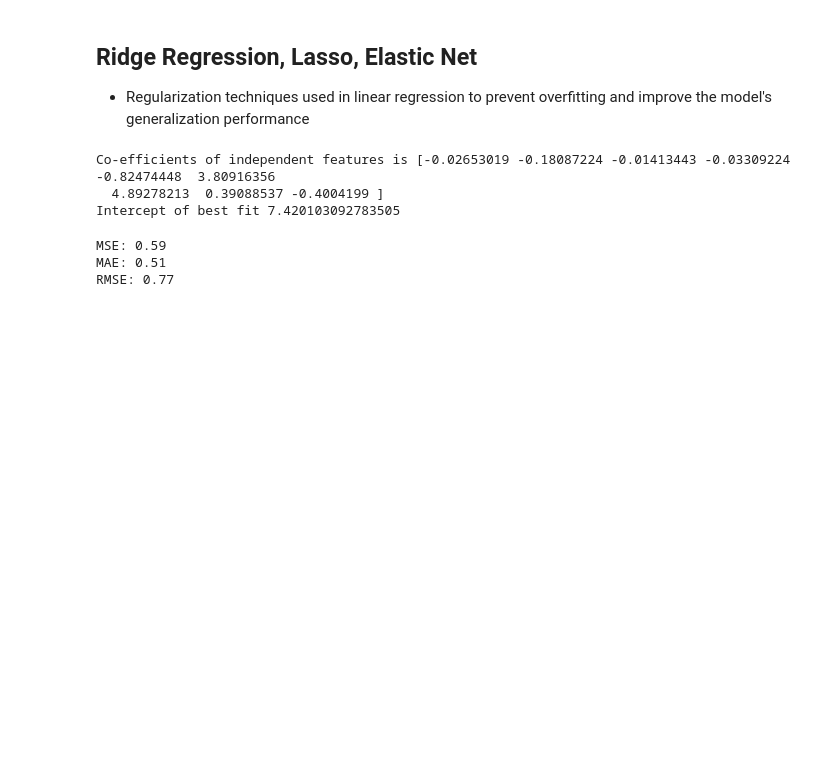
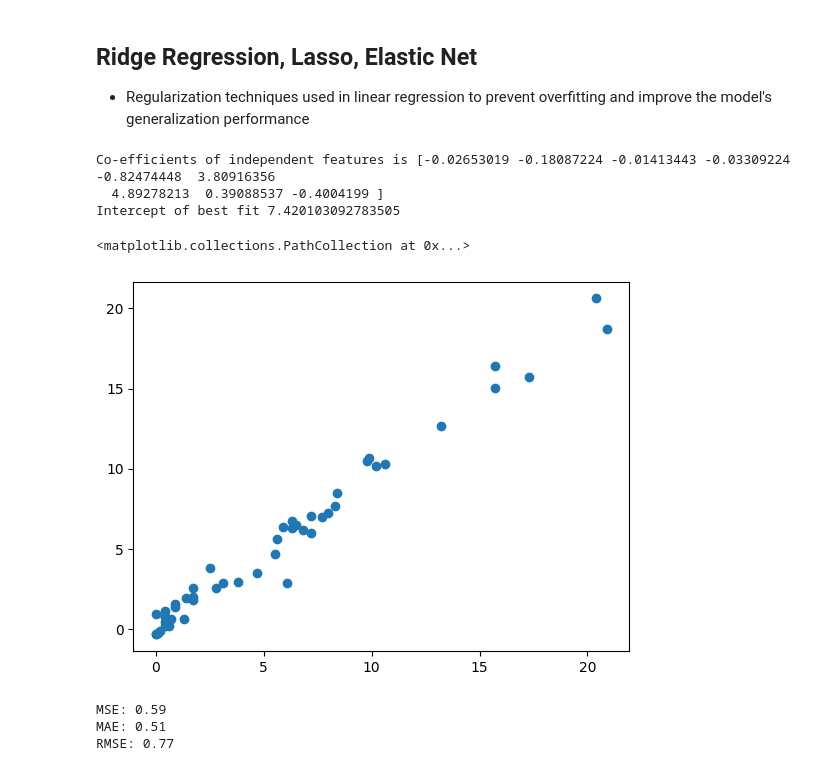
Before and after one commit to floramaevillarin/Artificial_Neural_Network, a Jupyter notebook: AlgerianForestFires_FloraMaeVillarin.ipynb, the cells around one changed output. Cells and saved outputs as stored; diff of their text form; code cells hidden in the pictures; blank space fills up the shorter version.

```diff
--- a/AlgerianForestFires_FloraMaeVillarin.ipynb
+++ b/AlgerianForestFires_FloraMaeVillarin.ipynb
@@ -501,4 +506,12 @@ print("Intercept of best fit {}".format(ridge_reg.intercept_))
 Co-efficients of independent features is [-0.02653019 -0.18087224 -0.01413443 -0.03309224 -0.82474448  3.80916356
   4.89278213  0.39088537 -0.4004199 ]
 Intercept of best fit 7.420103092783505
+# %%
+# Prediction of test data for Polynomial Regression
+ridge_reg_pred=ridge_reg.predict(X_test_scaled)
+
+plt.scatter(y_test,linear_reg_poly_pred)
+# %% [output]
+<matplotlib.collections.PathCollection at 0x...>
+[figure, added]
 # %%
```
Also changed, not shown: parts of 11 cells of this notebook.
